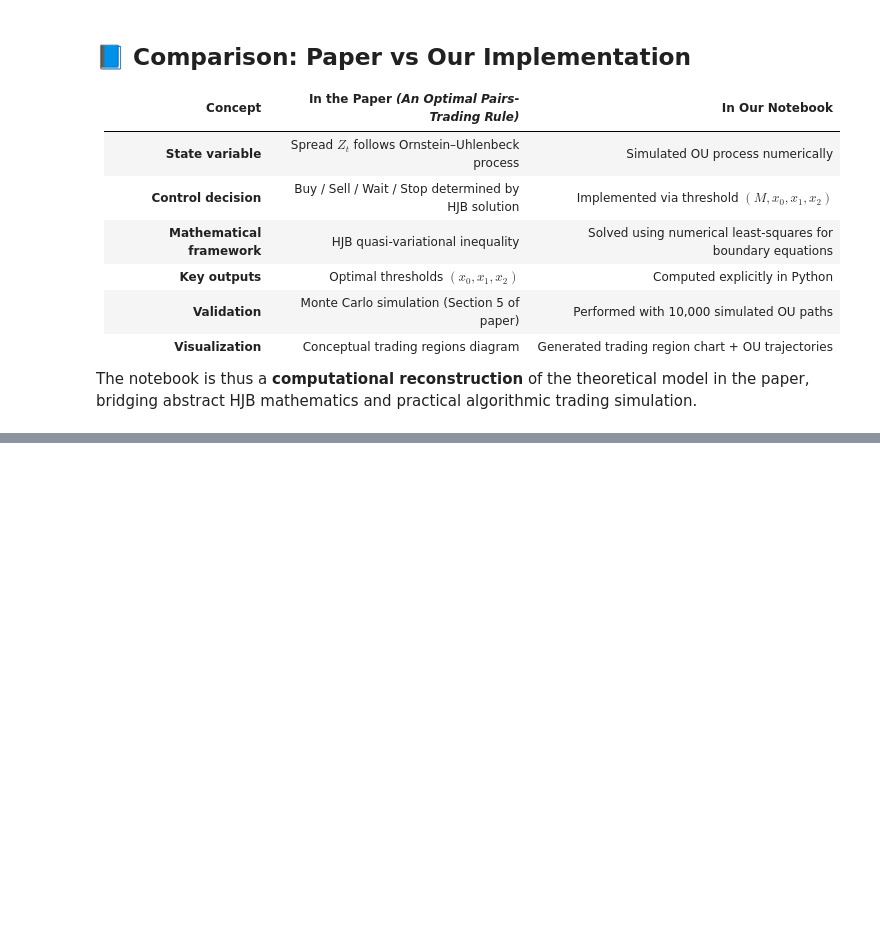
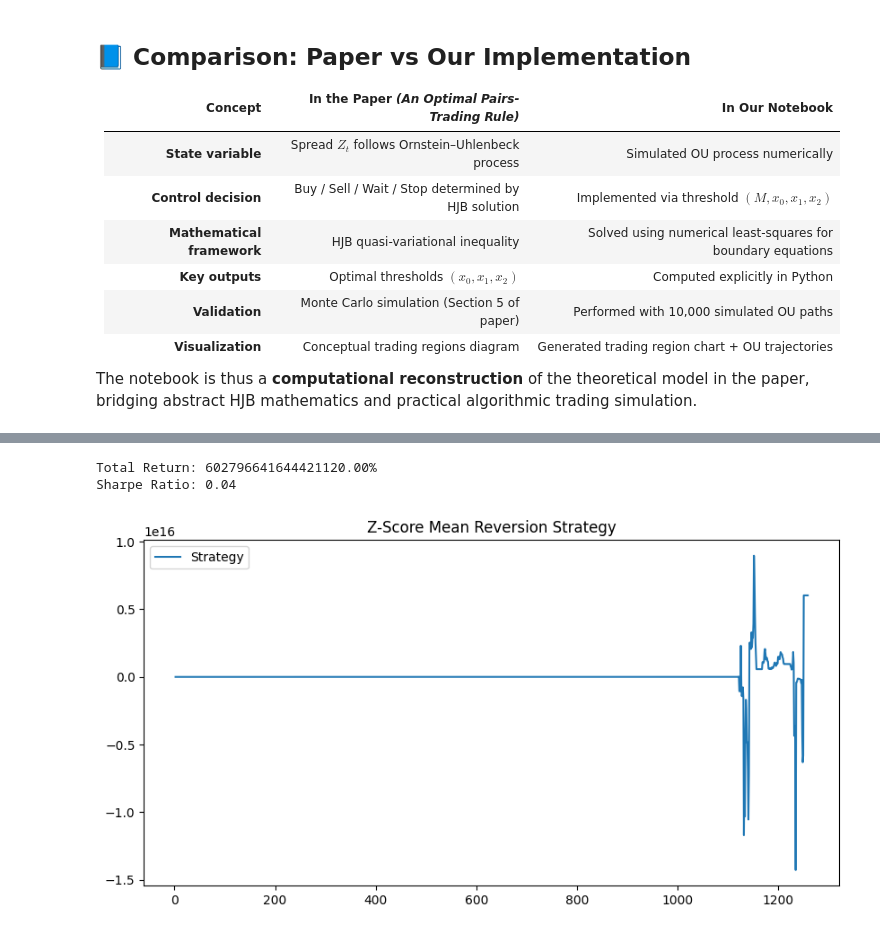
Before and after one commit to jwa172/PairTrading, a Jupyter notebook: HJB_strategy_final_summary.ipynb, the cells around one changed output, grey strips where cells are left out. Drawn from its saved outputs; the diff is of its cells as text; code cells hidden in the pictures; blank space fills up the shorter version.

```diff
--- a/HJB_strategy_final_summary.ipynb
+++ b/HJB_strategy_final_summary.ipynb
@@ -305,0 +471,18 @@ plt.show()
+# %%
+prices = pd.Series(r[5])  # your price series
+
+res = zscore_strategy(prices, L=60, K_entry=1.0, K_exit=0.5, cost=0.001)
+print(f"Total Return: {res['total_return']*100:.2f}%")
+print(f"Sharpe Ratio: {res['sharpe_ratio']:.2f}")
+
+# Plot results
+import matplotlib.pyplot as plt
+plt.figure(figsize=(10,5))
+plt.plot(res["equity_curve"], label="Strategy")
+plt.title("Z-Score Mean Reversion Strategy")
+plt.legend()
+plt.show()
+# %% [output]
+Total Return: 602796641644421120.00%
+Sharpe Ratio: 0.04
+[figure, added]
```
Also changed, not shown: parts of 24 cells of this notebook, 1 other file.
